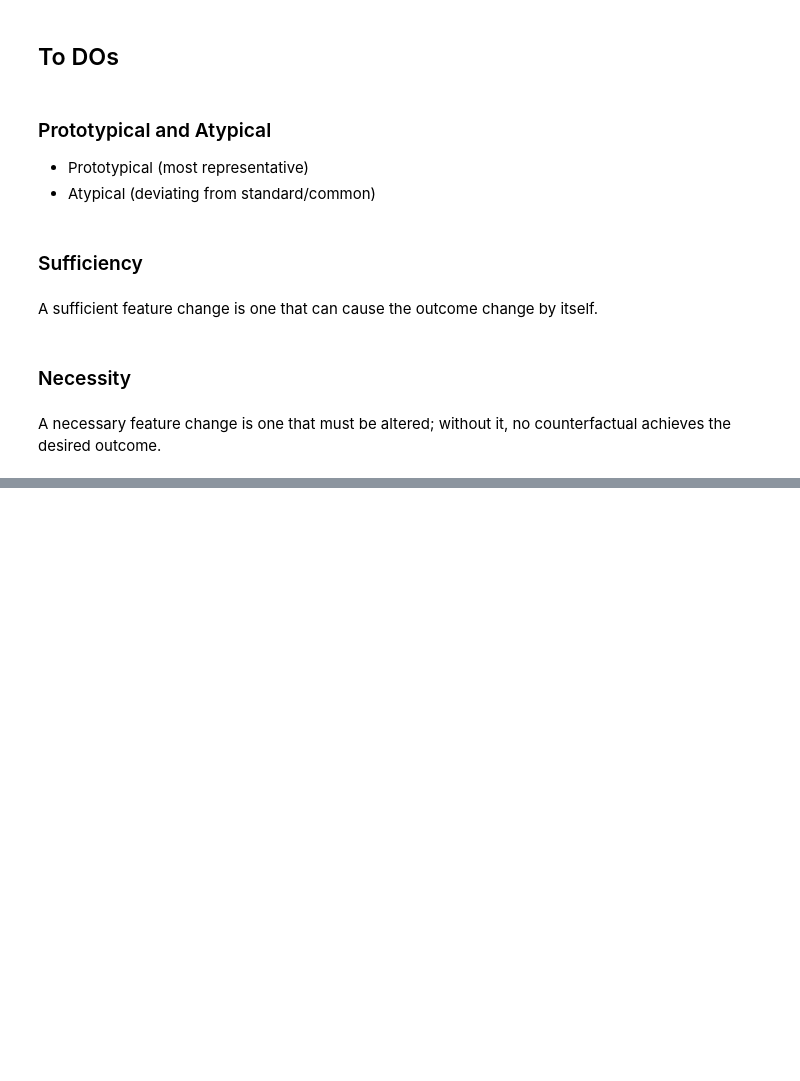
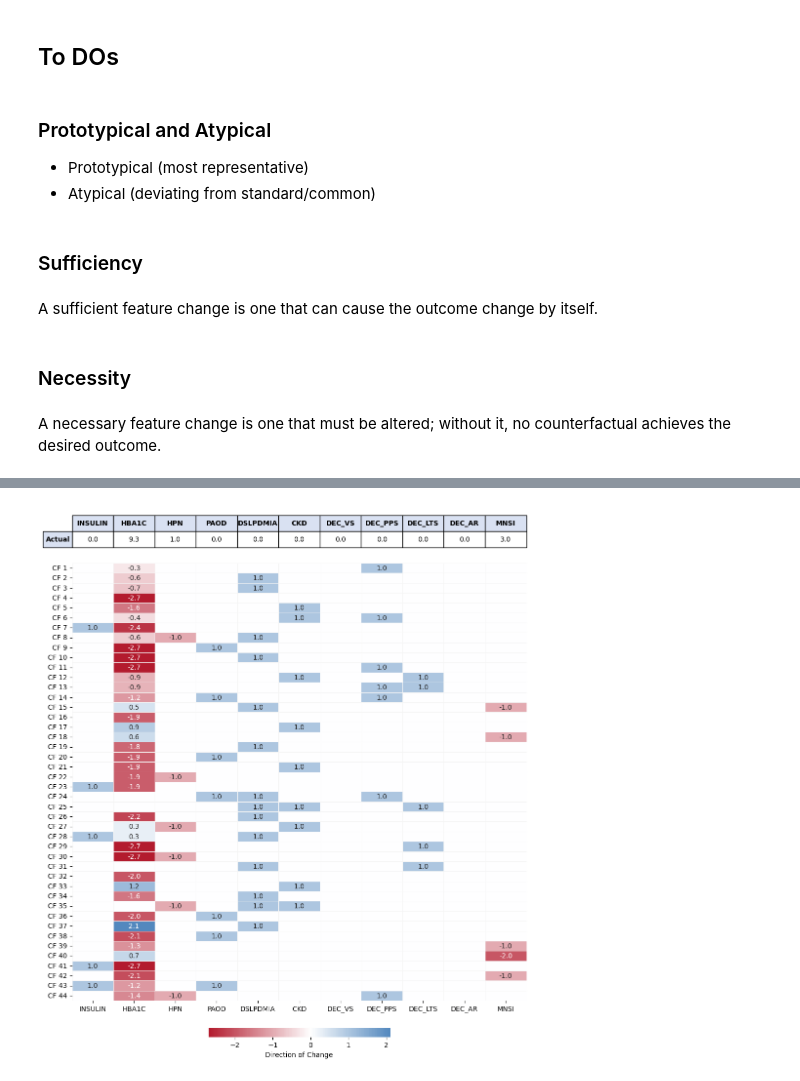
Before and after one commit to acbriza/dpn2026, a Jupyter notebook: module/counterfactuals.ipynb, the cells around one changed output, grey strips where cells are left out. Saved outputs shown, nothing was run; the diff lists cells and outputs as text; code cells hidden in the pictures; blank space fills up the shorter version.

Commit message:
update counterfactuals notebook

```diff
--- a/module/counterfactuals.ipynb
+++ b/module/counterfactuals.ipynb
@@ -454,0 +613,58 @@ df_ns
+# %%
+import pandas as pd
+import matplotlib.pyplot as plt
+import seaborn as sns
+import numpy as np
+from matplotlib.colors import LinearSegmentedColormap
+
+# 1. Load data and calculate changes
+df = pd.read_csv(r'/home/toni_briza/dpn2026/module/experiments/binary/counterfactuals/catboost/final__nosudo__model_wt_auc__opt_auprc_f1/split0/nofiltering/059/catboost_split0_local_cf.csv')
+features = ['INSULIN', 'HBA1C', 'HPN', 'PAOD', 'DSLPDMIA', 'CKD', 'DEC_VS', 'DEC_PPS', 'DEC_LTS', 'DEC_AR', 'MNSI']
+instance = df.iloc[0:1][features]
+cfs = df.iloc[1:][features]
+changes = (cfs.values - instance.values).astype(float)
+
+# 2. Define Custom Color Scheme from image (Red -> White -> Blue)
+colors = ["#B31B2E", "#FFFFFF", "#2367AC"]
+custom_cmap = LinearSegmentedColormap.from_list("custom_diverging", colors)
+
+# 3. Create annotation mask to hide 0.0 values
+annot_mask = np.where(np.isclose(changes, 0), "", np.round(changes, 1).astype(str))
+
+# 4. Setup Figure
+fig = plt.figure(figsize=(12, 16))
+gs = fig.add_gridspec(2, 1, height_ratios=[1, 12], hspace=0.03)
+ax_table = fig.add_subplot(gs[0])
+ax_heatmap = fig.add_subplot(gs[1])
+
+# --- Table (Actual Values) ---
+table_vals = instance.values.round(2).astype(str)
+tbl = ax_table.table(cellText=table_vals, colLabels=features, rowLabels=['Actual'], loc='center', cellLoc='center')
+
+header_color = '#D9E1F2'
+for (row, col), cell in tbl.get_celld().items():
+    if row == 0:
+        cell.set_facecolor(header_color)
+        cell.set_text_props(weight='bold')
+    if col == -1:
+        cell.set_facecolor('#D9E1F2')
+        cell.set_text_props(weight='bold')
+    cell.set_height(0.35)
+
+tbl.auto_set_font_size(False)
+tbl.set_fontsize(10)
+ax_table.axis('off')
+
+# --- Heatmap (Counterfactual Changes) ---
+sns.heatmap(changes, annot=annot_mask, fmt="", cmap=custom_cmap, center=0,
+            xticklabels=features,
+            yticklabels=[f'CF {i+1}' for i in range(len(cfs))],
+            ax=ax_heatmap,
+            cbar_kws={'label': 'Direction of Change', 'orientation': 'horizontal', 'pad': 0.05, 'shrink': 0.4},
+            linewidths=.5, linecolor='whitesmoke')
+
+# ax_heatmap.set_title('Counterfactual Changes (Zeros Hidden)', pad=25, fontsize=16, weight='bold')
+plt.tight_layout()
+plt.show()
+# %% [output]
+[figure, added]
```
Also changed, not shown: parts of 4 cells of this notebook.
